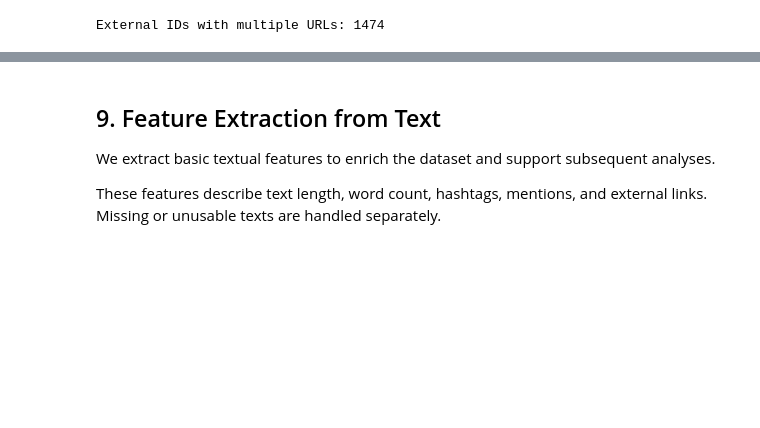
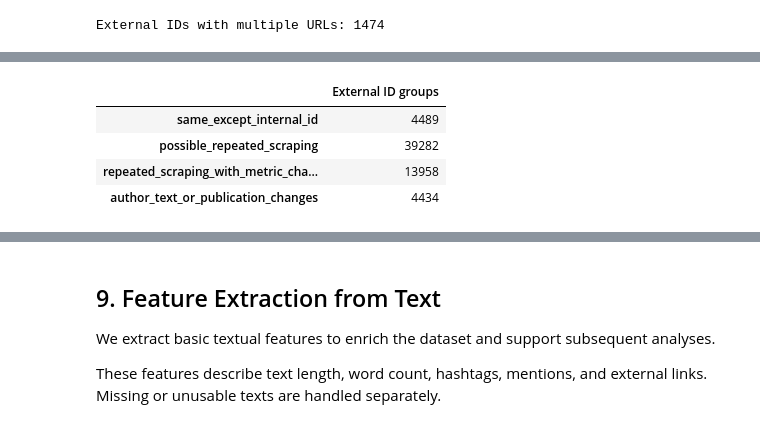
Before and after one commit to lorenzobuccolini03/Truth-Social-Analysis-and-Data-Warehousing---Decision-Support-Systems-, a Jupyter notebook: 01_assignment/truths_analysis.ipynb, the cells around one changed output, grey strips where cells are left out. Drawn from its saved outputs; the diff is of its cells as text; code cells hidden in the pictures; blank space fills up the shorter version.

```diff
--- a/01_assignment/truths_analysis.ipynb
+++ b/01_assignment/truths_analysis.ipynb
@@ -1294,0 +1484,74 @@ External IDs with multiple URLs: 1474
+# %%
+# Same data in all inspected fields except the internal record ID
+same_except_id = [
+    "author", "url_clean", "text", "timestamp",
+    "time_scraped", "is_retruth", "truth_retruthed_clean",
+    "like_count", "retruth_count", "reply_count"
+]
+
+duplicate_summary["same_except_internal_id"] = (
+    duplicate_summary[
+        ["n_" + col for col in same_except_id]
+    ].eq(1).all(axis=1)
+)
+
+# Stable content and relationship, with different scraping times
+stable_fields = [
+    "author", "text", "timestamp",
+    "is_retruth", "truth_retruthed_clean"
+]
+
+stable_content = (
+    duplicate_summary[
+        ["n_" + col for col in stable_fields]
+    ].eq(1).all(axis=1)
+    & duplicate_summary["n_canonical_urls"].eq(1)
+    & ~duplicate_summary["has_unparsed_url"]
+    & ~duplicate_summary["has_url_id_mismatch"]
+)
+
+scrape_complete = (
+    duplicate_details["time_scraped"].notna()
+    .groupby(duplicate_details["external_id_clean"])
+    .all()
+)
+
+duplicate_summary["possible_repeated_scraping"] = (
+    stable_content
+    & duplicate_summary["n_time_scraped"].gt(1)
+    & scrape_complete
+)
+
+engagement_changes = duplicate_summary[
+    ["n_like_count", "n_retruth_count", "n_reply_count"]
+].gt(1).any(axis=1)
+
+duplicate_summary["repeated_scraping_with_metric_changes"] = (
+    duplicate_summary["possible_repeated_scraping"]
+    & engagement_changes
+)
+
+duplicate_summary["author_text_or_publication_changes"] = (
+    duplicate_summary[
+        ["n_author", "n_text", "n_timestamp"]
+    ].gt(1).any(axis=1)
+)
+
+pattern_columns = [
+    "same_except_internal_id",
+    "possible_repeated_scraping",
+    "repeated_scraping_with_metric_changes",
+    "author_text_or_publication_changes"
+]
+
+display(
+    duplicate_summary[pattern_columns]
+    .sum()
+    .to_frame("External ID groups")
+)
+# %% [output]
+|  | External ID groups |
+| same_except_internal_id | 4489 |
+| possible_repeated_scraping | 39282 |
+| repeated_scraping_with_metric_cha... | 13958 |
+| author_text_or_publication_changes | 4434 |
```
Also changed, not shown: parts of 4 cells of this notebook.
